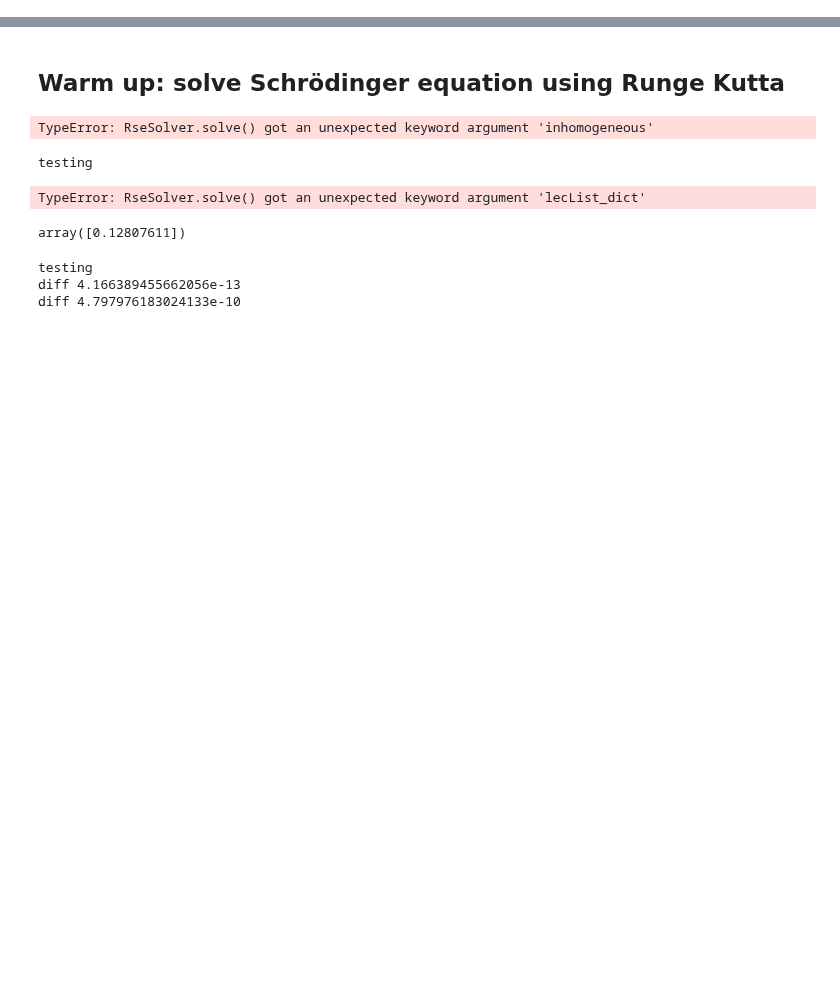
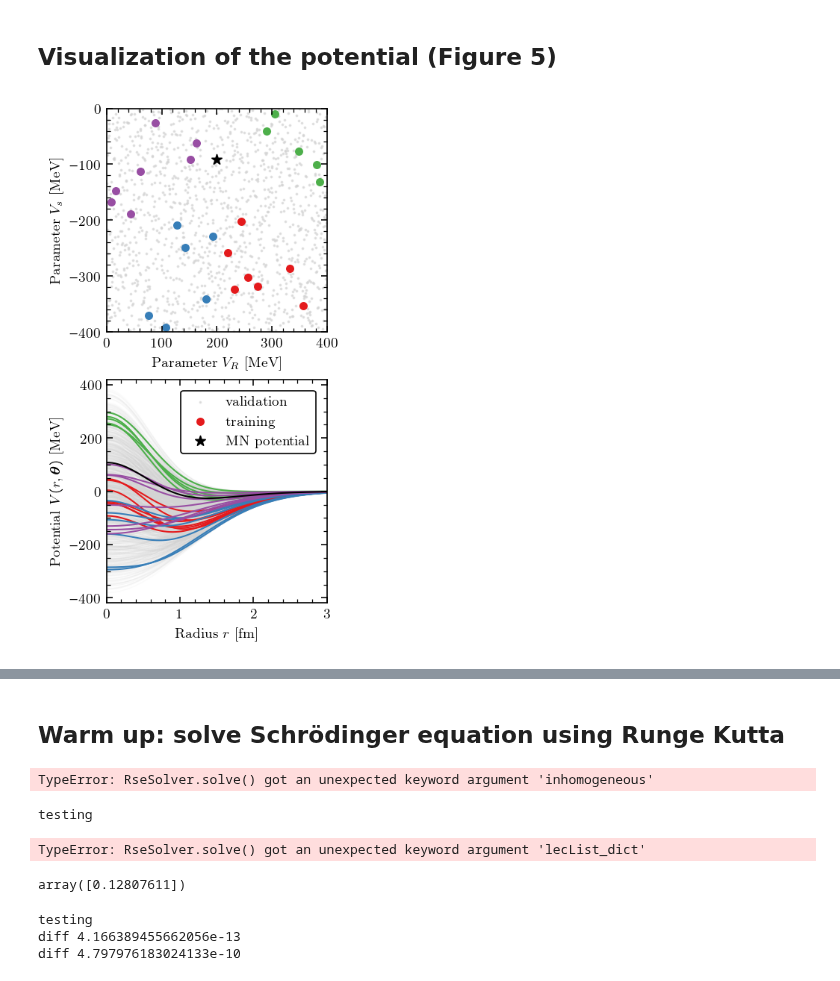
Before and after one commit to buqeye/cs_greedy_emulator, a Jupyter notebook: minnesota.ipynb, the cells around one changed output, grey strips where cells are left out. Drawn from its saved outputs; the diff is of its cells as text; code cells hidden in the pictures; blank space fills up the shorter version.

Commit message:
improves MN parameter space figure

```diff
--- a/minnesota.ipynb
+++ b/minnesota.ipynb
@@ -18,3 +18,76 @@ from Grid import Grid
 from RseSolver import RseSolver
 from scipy.special import factorial2, spherical_jn
 from plots.rc_params import *
+# %% [markdown]
+## Visualization of the potential (Figure 5)
+# %%
+from constants import hbarc, cm
+channel = Channel(S=0, L=0, LL=0, J=0, channel=0)
+potentialArgs = {"label": "minnesota", "kwargs": {"potId": 213}}
+potential = Potential(channel, **potentialArgs)
+fig, axs = plt.subplots(2, 1, figsize=(6.8*cm,12.5*cm), constrained_layout=True)
+np.random.seed(123)
+
+for index, n in enumerate((1250, 25)):
+    # randomly sample the 2d parameter space
+    # we use 1250 random samples for validation and 25 for training
+    param_samples_all = potential.getLecsSample({"V0": (0, 400), "V1": (-400, 0)}, n=n)
+    param_samples_plot = np.array([[sample[lec_lbl] for lec_lbl in ("V0", "V1")] for sample in param_samples_all])
+    size_marker = [1, 20][index]
+    size_line = [0.6, 1.0][index]
+    alpha_lines = (0.1, 1.)[index]
+
+    # left panel: parameter space
+    masks = []
+    masks.append(np.logical_and(param_samples_plot[:, 0] > 200, param_samples_plot[:, 1] < -200))
+    masks.append(np.logical_and(param_samples_plot[:, 0] < 200, param_samples_plot[:, 1] < -200))
+    masks.append(np.logical_and(param_samples_plot[:, 0] > 200, param_samples_plot[:, 1] > -200))
+    masks.append(np.logical_and(param_samples_plot[:, 0] < 200, param_samples_plot[:, 1] > -200))
+
+    if index == 1:
+        alpha = 1
+        label = "training"
+    else:
+        alpha = 0.6
+        label = "validation"
+
+    for i_quadrant in range(4):
+        color = colors[i_quadrant] if index == 1 else "lightgray"
+        axs[0].scatter(param_samples_plot[masks[i_quadrant],0], param_samples_plot[masks[i_quadrant],1],
+                       alpha=alpha, color=color, s=size_marker, label=label if i_quadrant == 0 else "")
+
+    # right panel: potential V(r)
+    grid_plot = np.linspace(0, 4, 200)
+    for i_quadrant in range(4):
+        mask = masks[i_quadrant]
+        color = colors[i_quadrant] if index == 1 else "lightgray"
+        add_lbl_to_legend = True if i_quadrant == 1 else False
+        for ilec, lec_sample in enumerate(param_samples_all):
+            if not mask[ilec]:
+                continue
+            if add_lbl_to_legend:
+                label = ("validation", "training")[index]
+                add_lbl_to_legend = False
+            else:
+                label = ""
+            vr = hbarc * potential.eval(r=grid_plot, lecs=lec_sample)
+            axs[1].plot(grid_plot, vr, color=color, lw=size_line, alpha=alpha_lines, label=label)
+
+# plot best_fit value
+axs[0].scatter(potential.lecBaseValues["V0"], potential.lecBaseValues["V1"],
+               color="k", s=45, marker="*", label="MN potential")
+vr = hbarc * potential.eval(r=grid_plot, lecs=potential.lecBaseValues)
+axs[1].plot(grid_plot, vr, color="k", lw=size_line, alpha=alpha_lines, label="MN potential")
+
+# axis labels and more
+axs[0].set_xlabel("Parameter $V_R$ [MeV]")
+axs[0].set_ylabel("Parameter $V_s$ [MeV]")
+axs[0].set_xlim(0,400)
+axs[0].set_ylim(-400,0)
+axs[1].set_xlim(0,3)
+axs[1].set_xlabel("Radius $r$ [fm]")
+axs[1].set_ylabel(r"Potential $V(r, \boldsymbol{\theta})$ [MeV]")
+axs[1].legend(*axs[0].get_legend_handles_labels())
+fig.savefig("figures/minnesota_parameter_space_quadrants.png", dpi=200)
+# %% [output]
+[figure, added]
```
Also changed, not shown: parts of 11 cells of this notebook, 2 other files.
